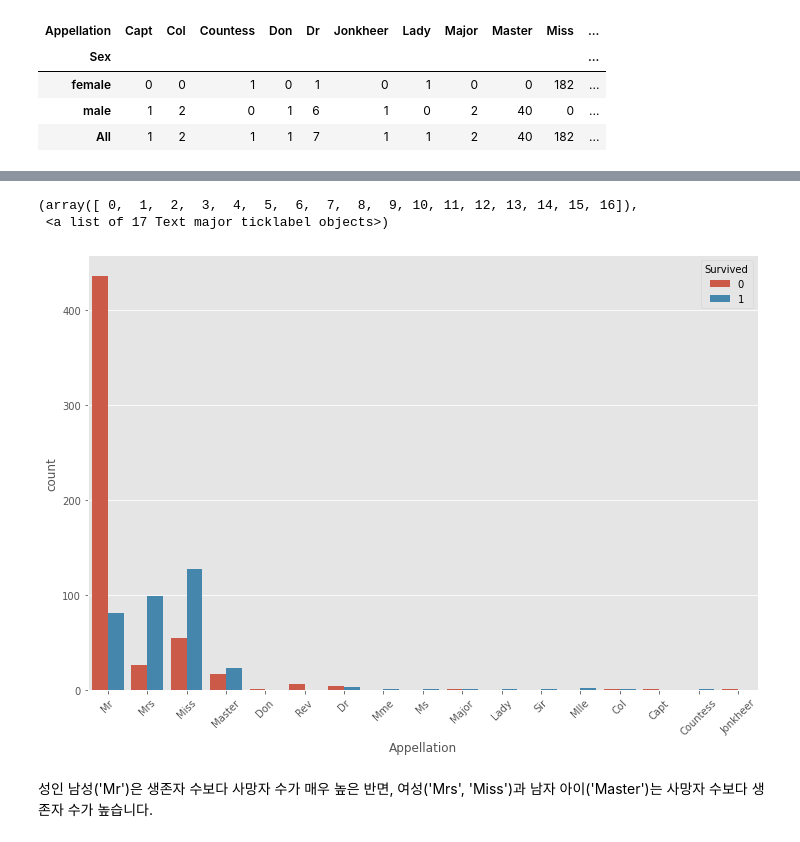
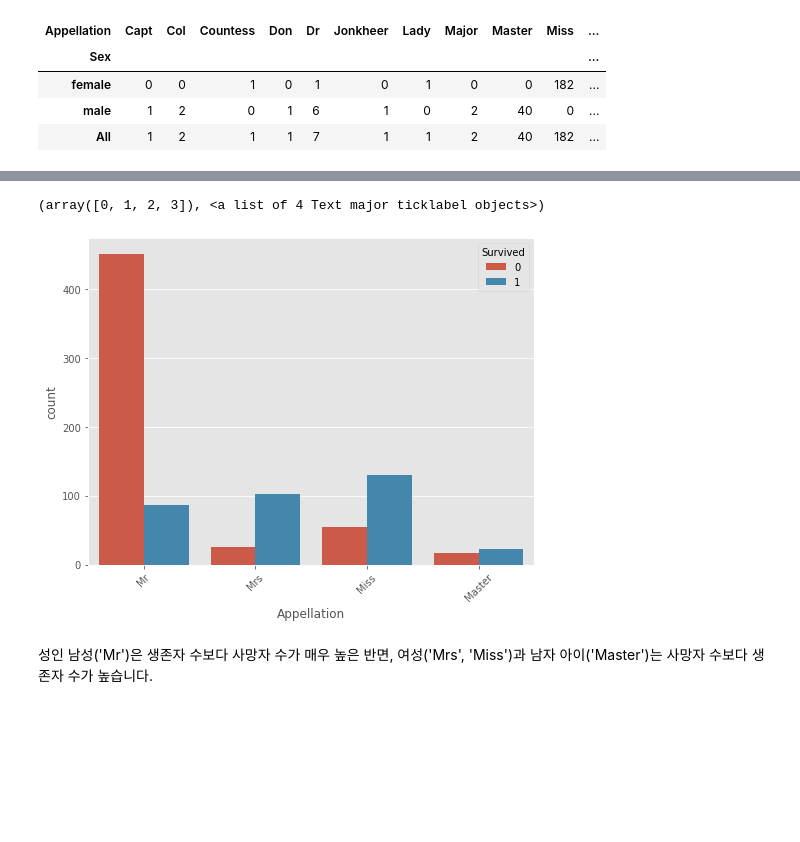
Before and after one commit to LeeSeungwon89/Kaggle_Dacon_Practice, a Jupyter notebook: Titanic_EDA.ipynb, the cells around one changed output, grey strips where cells are left out. Cells and saved outputs as stored; diff of their text form; code cells hidden in the pictures; blank space fills up the shorter version.

```diff
--- a/Titanic_EDA.ipynb
+++ b/Titanic_EDA.ipynb
@@ -277,0 +347,3 @@ pd.crosstab(train['Sex'], train['Appellation'], margins=True)
+# %%
+train['Appellation'].replace(['Capt', 'Col', 'Countess', 'Don', 'Dr', 'Jonkheer', 'Lady', 'Major', 'Mlle', 'Mme', 'Ms', 'Rev', 'Sir'],
+                          ['Mr', 'Mr', 'Mrs', 'Mr', 'Mr', 'Mr', 'Mrs', 'Mr', 'Miss', 'Mrs', 'Miss', 'Mr', 'Mr'], inplace=True)
@@ -298,11 +379,10 @@ pd.crosstab(train['Survived'], train['Appellation'], margins=True)
 # %%
-plt.figure(figsize=(12, 8))
+plt.figure(figsize=(8, 6))
 sns.countplot(x='Appellation', hue='Survived', data=train)
 plt.xticks(rotation=45)
 # %% [output]
-(array([ 0,  1,  2,  3,  4,  5,  6,  7,  8,  9, 10, 11, 12, 13, 14, 15, 16]),
- <a list of 17 Text major ticklabel objects>)
+(array([0, 1, 2, 3]), <a list of 4 Text major ticklabel objects>)
-[figure, old version]
+[figure, new version]
 # %% [markdown]
 성인 남성('Mr')은 생존자 수보다 사망자 수가 매우 높은 반면, 여성('Mrs', 'Miss')과 남자 아이('Master')는 사망자 수보다 생존자 수가 높습니다.
 # %% [markdown]
```
Also changed, not shown: parts of 14 cells of this notebook.
